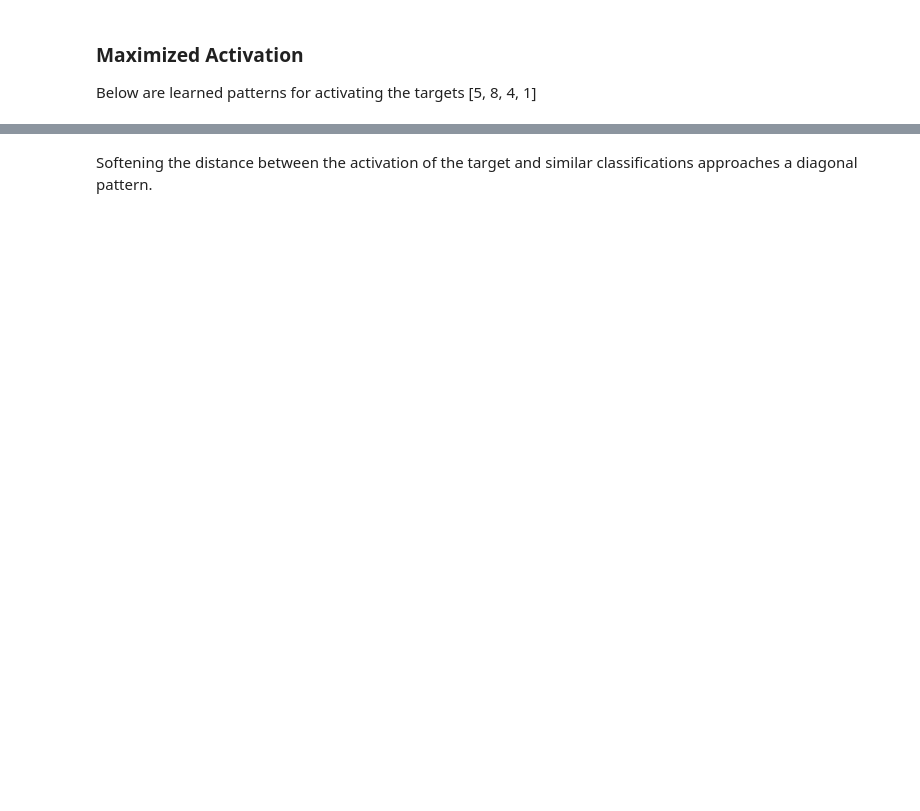
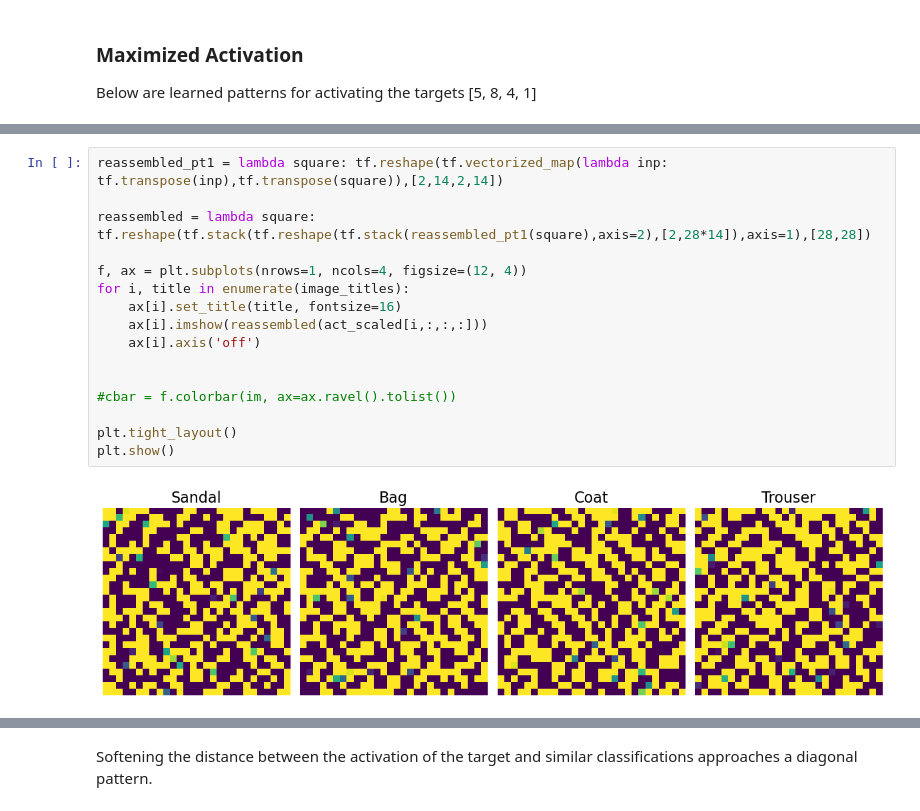
Before and after one commit to TheOpenSI/QML-QPF, a Jupyter notebook: visualizations/dense_layer_activation/no_filter_fashion_mnist.ipynb, the cells around one changed output, grey strips where cells are left out. Cells and saved outputs as stored; diff of their text form; blank space fills up the shorter version.

```diff
--- a/visualizations/dense_layer_activation/no_filter_fashion_mnist.ipynb
+++ b/visualizations/dense_layer_activation/no_filter_fashion_mnist.ipynb
@@ -396,0 +397,18 @@ tf.Tensor(
+# %%
+reassembled_pt1 = lambda square: tf.reshape(tf.vectorized_map(lambda inp: tf.transpose(inp),tf.transpose(square)),[2,14,2,14])
+
+reassembled = lambda square: tf.reshape(tf.stack(tf.reshape(tf.stack(reassembled_pt1(square),axis=2),[2,28*14]),axis=1),[28,28])
+
+f, ax = plt.subplots(nrows=1, ncols=4, figsize=(12, 4))
+for i, title in enumerate(image_titles):
+    ax[i].set_title(title, fontsize=16)
+    ax[i].imshow(reassembled(act_scaled[i,:,:,:]))
+    ax[i].axis('off')
+
+
+#cbar = f.colorbar(im, ax=ax.ravel().tolist())
+
+plt.tight_layout()
+plt.show()
+# %% [output]
+[figure, added]
```
Also changed, not shown: parts of 14 cells of this notebook, 6 other files.
